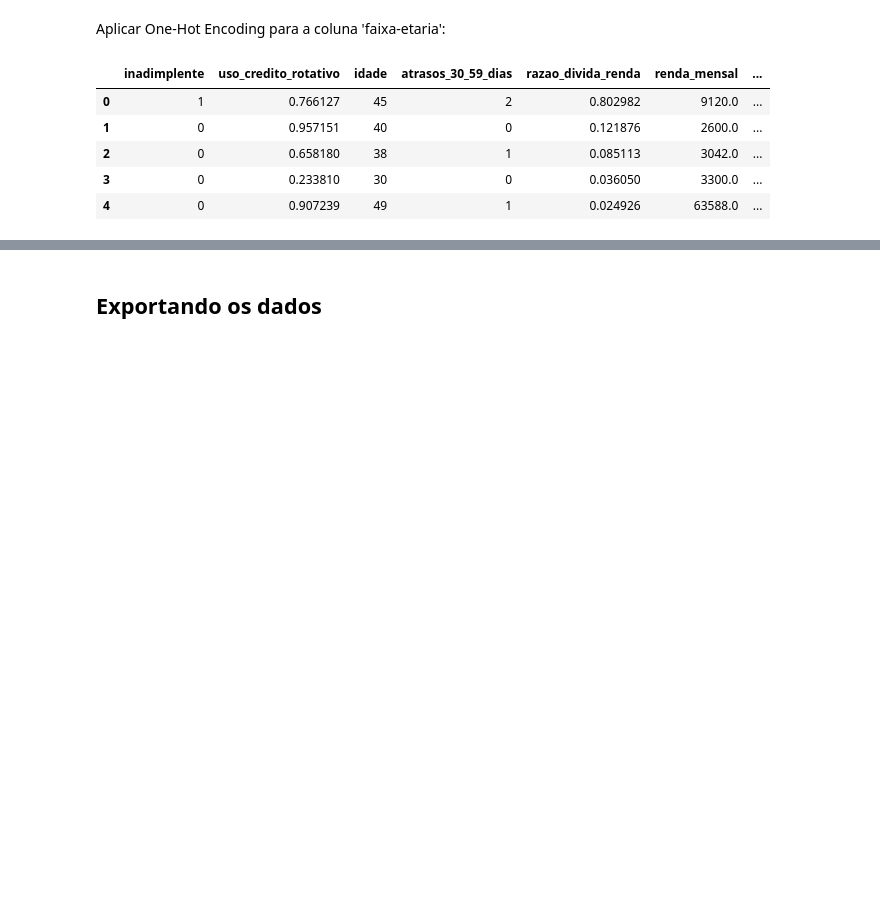
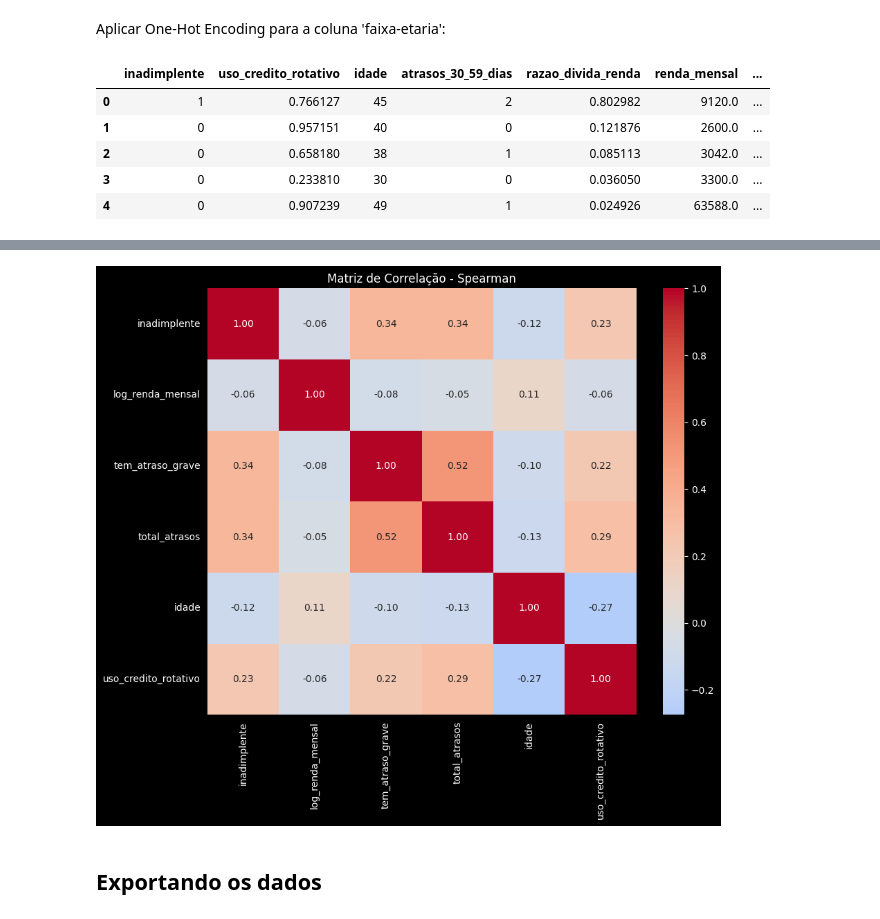
Before and after one commit to henriqueluza/Credit-Analysis-Model, a Jupyter notebook: notebooks/02_feature_engineering.ipynb, the cells around one changed output, grey strips where cells are left out. Saved outputs shown, nothing was run; the diff lists cells and outputs as text; code cells hidden in the pictures; blank space fills up the shorter version.

```diff
--- a/notebooks/02_feature_engineering.ipynb
+++ b/notebooks/02_feature_engineering.ipynb
@@ -299,3 +329,15 @@ df.head()
+# %%
+colunas=['inadimplente', 'log_renda_mensal', 'tem_atraso_grave', 'total_atrasos', 'idade', 'uso_credito_rotativo'] # variáveis que vão ser mantidas
+
+df = df[colunas]
+# %%
+corr = df.corr(method='spearman')
+plt.figure(figsize=(10, 8))
+sns.heatmap(corr, annot=True, cmap='coolwarm', center=0, fmt='.2f')
+plt.title('Matriz de Correlação - Spearman')
+plt.show()
+# %% [output]
+[figure, added]
 # %% [markdown]
 ## Exportando os dados
 # %%
```
Also changed, not shown: parts of 5 cells of this notebook, 5 other files.
